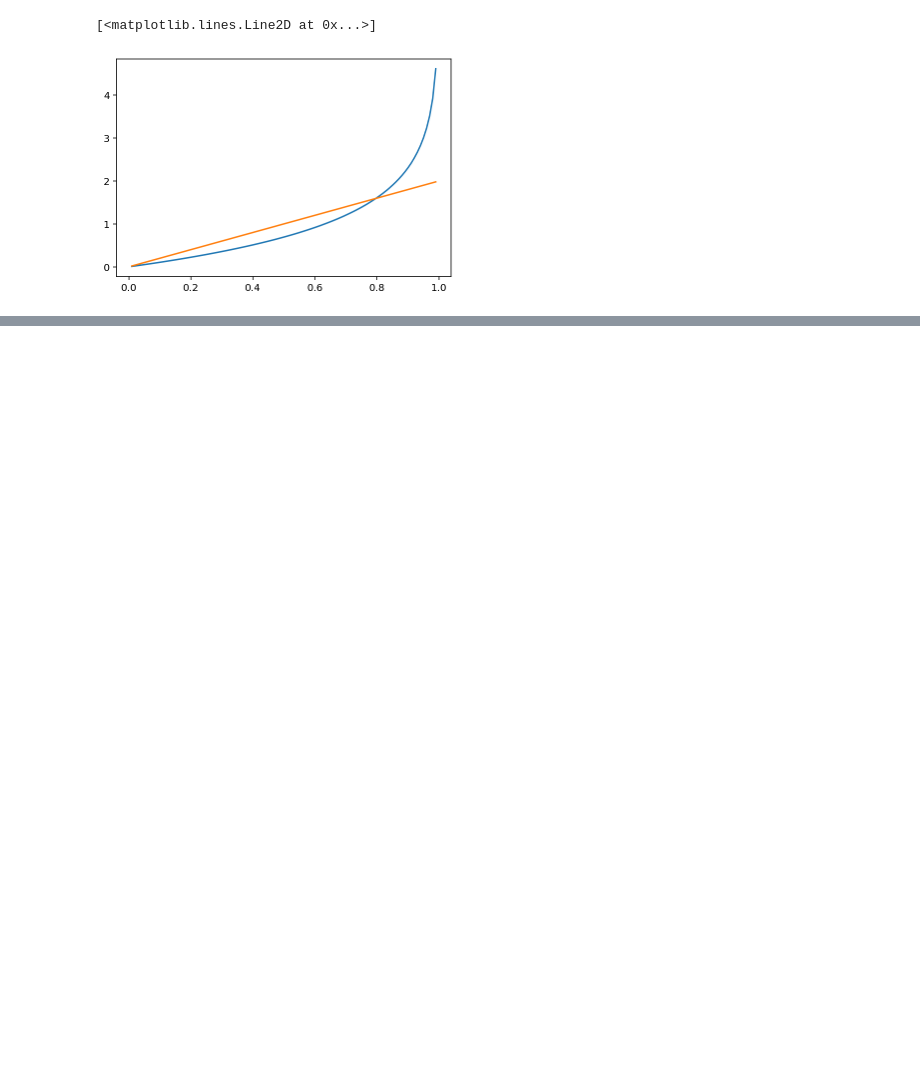
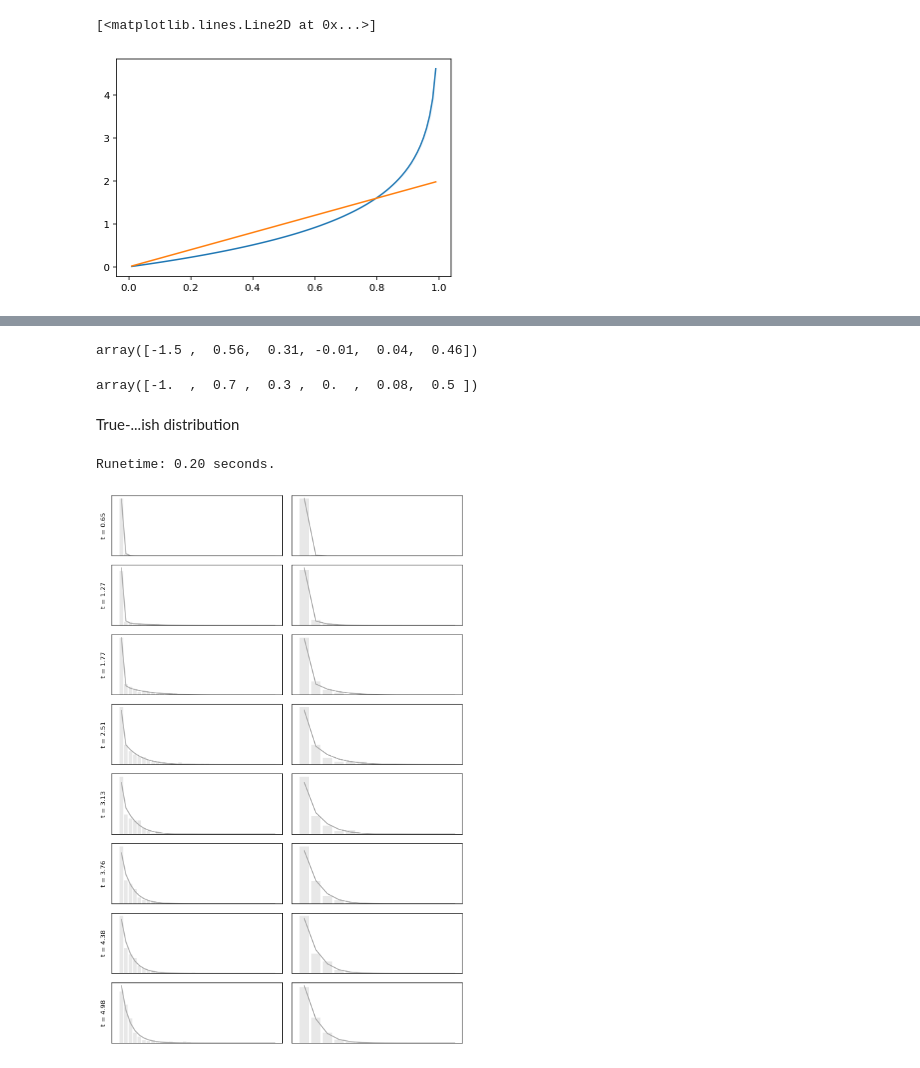
Before and after one commit to pachterlab/GVP_2023, a Jupyter notebook: gg230119_reactors.ipynb, the cells around one changed output, grey strips where cells are left out. Drawn from its saved outputs; the diff is of its cells as text; code cells hidden in the pictures; blank space fills up the shorter version.

```diff
--- a/gg230119_reactors.ipynb
+++ b/gg230119_reactors.ipynb
@@ -198,7 +199,7 @@ def markovian_simulate(calc_flux, update, population_0, t_arr, tau, \
     else:
         return population_arr
 # %%
-def nondelay_wrapper(N,n,K_val,A_val,burst_size_time_dep,beta_val,gamma_val,initcond,number_of_cells=5000,simulation_time=5,ndel=50):
+def nondelay_wrapper(N,n,K_val,A_val,burst_size_time_dep,beta_val,gamma_val,initcond,number_of_cells=5000,simulation_time=5,ndel=50,t_arr=None):
 # def nondelay_wrapper(N,n,K_val,A_val,b_val,beta_val,gamma_val,initcond,number_of_cells=5000,simulation_time=5,ndel=50):
 #     print(beta_val)
     H,A,C,S,k,Hss,burst_events = sim_setup(N,n,K_val,A_val,beta_val,gamma_val)
@@ -220,7 +221,8 @@ def nondelay_wrapper(N,n,K_val,A_val,burst_size_time_dep,beta_val,gamma_val,init
 #     print(Hss)
 #     print(burst_events)
 
-    t_arr = np.linspace(0, simulation_time, ndel,endpoint=False)
+    if t_arr is None:
+        t_arr = np.linspace(0, simulation_time, ndel,endpoint=False)
 
 
     export_arr = np.zeros((len(delayed_species),N+n),dtype=int)
@@ -559,4 +517,0 @@ burst_size_time_dep = lambda t: burst_size_time_dep_fun(t,switch_times,burst_siz
-# %%
-t = np.linspace(0,5,100)
-b_ = np.asarray([burst_size_time_dep(t_) for t_ in t])
-plt.plot(t,b_)
@@ -606,0 +644,15 @@ plt.plot(x,t_uni)
+# %%
+res_arr.x.round(2)
+# %% [output]
+array([-1.5 ,  0.56,  0.31, -0.01,  0.04,  0.46])
+# %%
+np.log10(burst_size_values+[k,beta,gamma]).round(2)
+# %% [output]
+array([-1.  ,  0.7 ,  0.3 ,  0.  ,  0.08,  0.5 ])
+# %% [markdown]
+True-...ish distribution
+# %%
+ viz_nondelay(t_uni_quant,samples,k,beta,gamma,burst_size_time_dep,initcond[1:],init_state_prob,t_pts = [25,50,70,100,125, 150,175,199])
+# %% [output]
+Runetime: 0.20 seconds.
+[figure, added]
```
Also changed, not shown: parts of 31 cells of this notebook.
